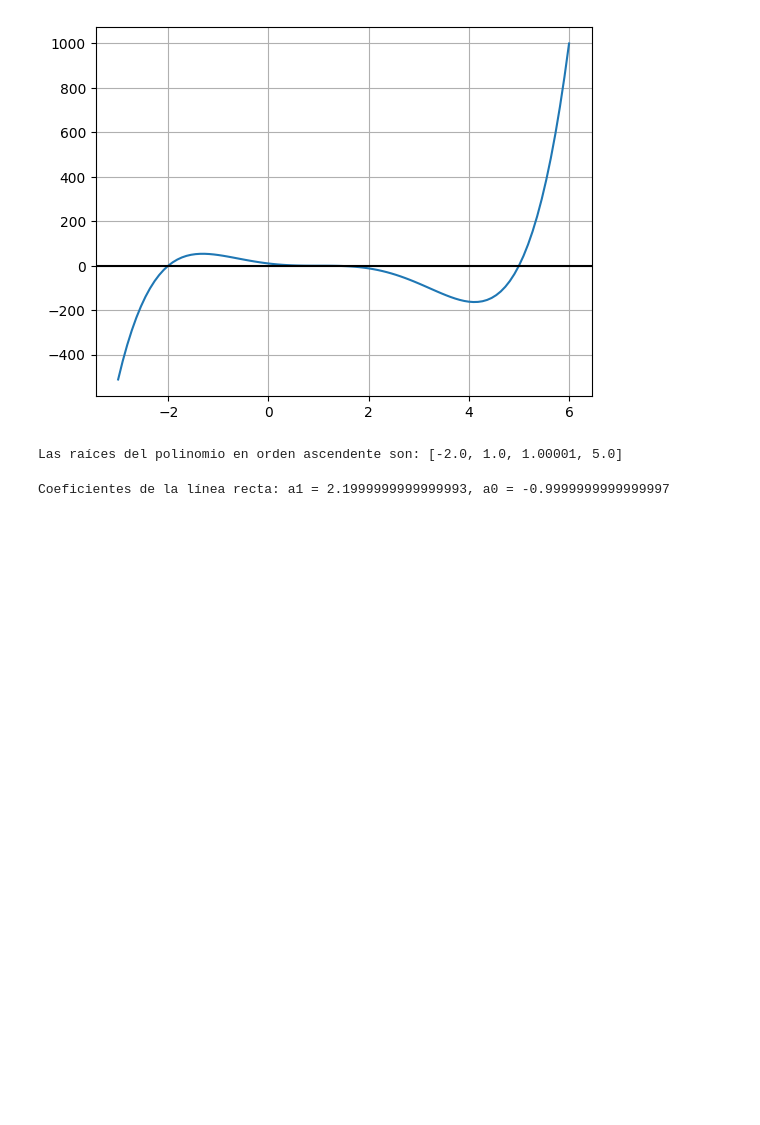
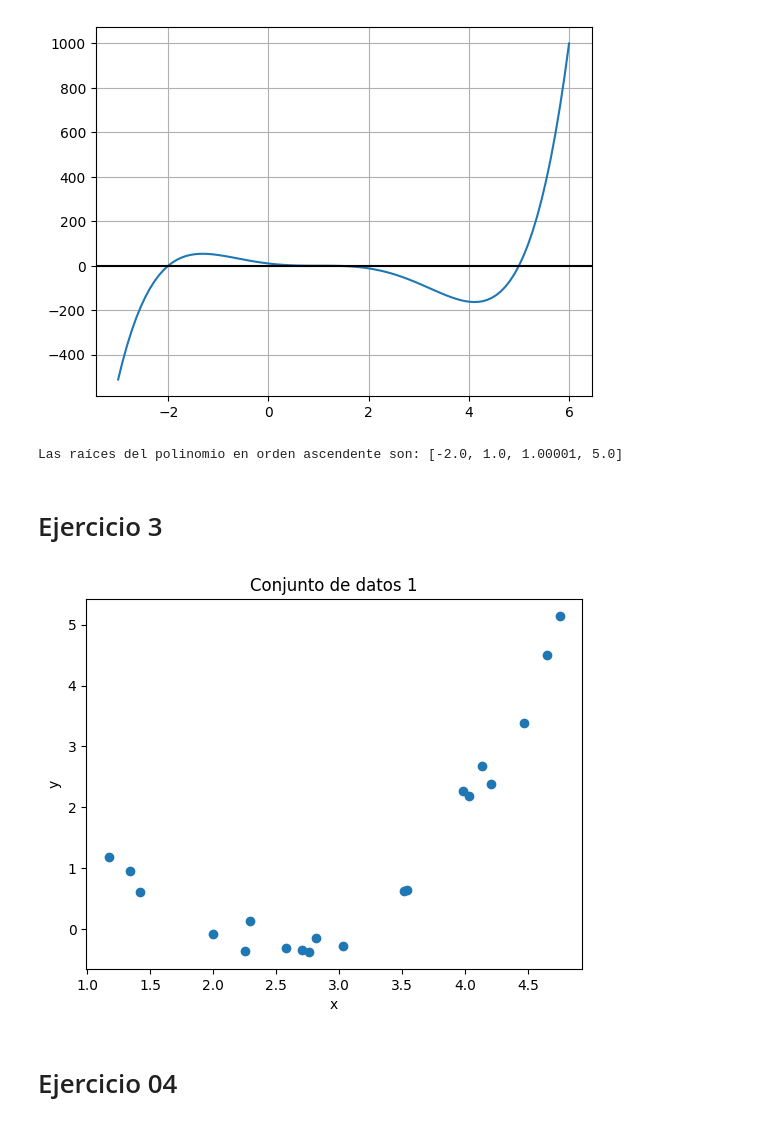
Before and after one commit to Miguel-EMC/ExamenMetodosNumericos, a Jupyter notebook: EXAMEN.ipynb, the cells around one changed output. Saved outputs shown, nothing was run; the diff lists cells and outputs as text; code cells hidden in the pictures; blank space fills up the shorter version.

```diff
--- a/EXAMEN.ipynb
+++ b/EXAMEN.ipynb
@@ -41,20 +41,5 @@ print("Las raíces del polinomio en orden ascendente son:", roots)
 # %% [output]
 [figure]
 Las raíces del polinomio en orden ascendente son: [-2.0, 1.0, 1.00001, 5.0]
-# %%
-#Ejercicio 3: Metodo de minimos cuadrados
-
-import numpy as np
-
-# Datos de ejemplo
-x = np.array([1, 2, 3, 4, 5])
-y = np.array([2, 3, 5, 7, 11])
-
-# Matriz de diseño para una línea recta
-A = np.vstack([x, np.ones(len(x))]).T
-
-a1, a0 = np.linalg.lstsq(A, y, rcond=None)[0]
-
-print(f"Coeficientes de la línea recta: a1 = {a1}, a0 = {a0}")
-# %% [output]
-Coeficientes de la línea recta: a1 = 2.1999999999999993, a0 = -0.9999999999999997
+# %% [markdown]
+# Ejercicio 3
@@ -60,0 +107,12 @@ Coeficientes de la línea recta: a1 = 2.1999999999999993, a0 = -0.99999999999999
+# %%
+import matplotlib.pyplot as plt
+
+plt.scatter(xs, ys)
+plt.xlabel("x")
+plt.ylabel("y")
+plt.title("Conjunto de datos 1")
+plt.show()
+# %% [output]
+[figure, added]
+# %% [markdown]
+# Ejercicio 04
```
Also changed, not shown: parts of 5 cells of this notebook, 1 other file.
